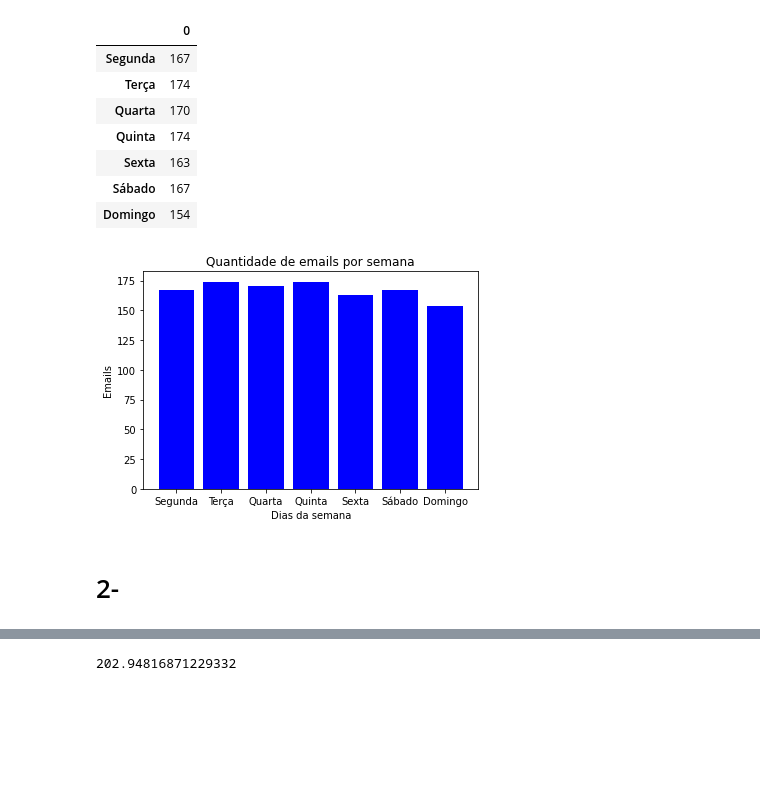
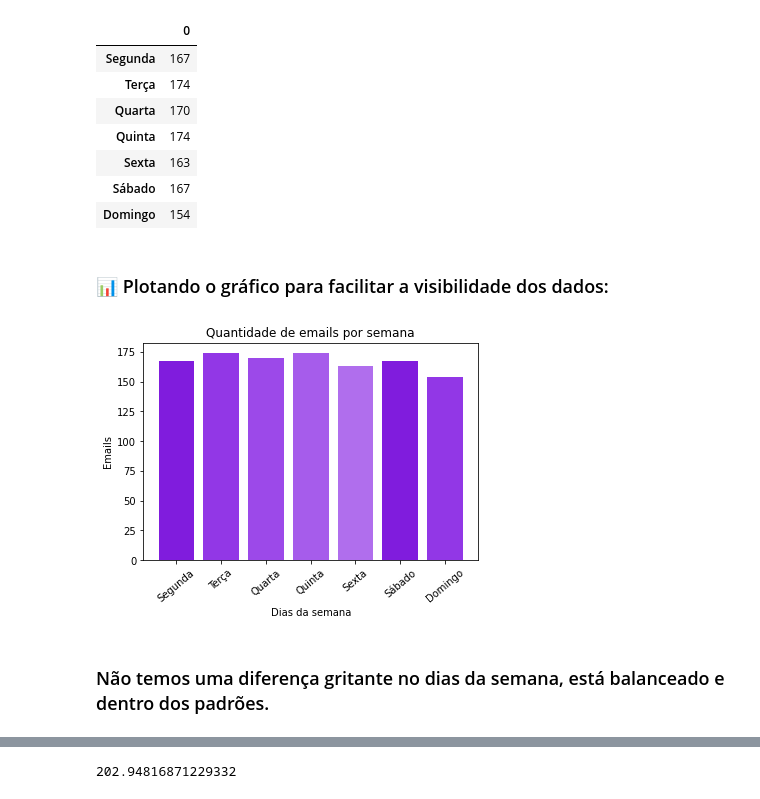
Before and after one commit to ViniciusMedeiros96/Statistic, a Jupyter notebook: Projeto/Projeto 2/Projeto_II.ipynb, the cells around one changed output, grey strips where cells are left out. Saved outputs shown, nothing was run; the diff lists cells and outputs as text; code cells hidden in the pictures; blank space fills up the shorter version.

Commit message:
Dando acabamento no projeto

```diff
--- a/Projeto/Projeto 2/Projeto_II.ipynb
+++ b/Projeto/Projeto 2/Projeto_II.ipynb
@@ -10,4 +16,4 @@ import re
 # %%
-email = pd.read_csv("emails_processados.csv")
+email = pd.read_csv("https://raw.githubusercontent.com/vinimedeiros13/Statistic/main/Projeto/Projeto%202/emails_processados.csv")
 # %%
 email.drop('Unnamed: 0', axis='columns', inplace=True)
@@ -129,8 +203,7 @@ Domingo = dia["Sunday"]
 # %%
-media_semanas = (Segunda, Terça, Quarta, Quinta, Sexta, Sábado, Domingo)
-mediasemanas = pd.DataFrame(media_semanas, semanas)
-Mediasemanas = mediasemanas[0]
-mediasemanas
+_semanas = (Segunda, Terça, Quarta, Quinta, Sexta, Sábado, Domingo)
+Semanas = pd.DataFrame(_semanas, semanas)
+Semanas
 # %% [output]
 |  | 0 |
 | Segunda | 167 |
@@ -140,13 +213,16 @@ mediasemanas
 | Sexta | 163 |
 | Sábado | 167 |
 | Domingo | 154 |
+# %% [markdown]
+### 📊 Plotando o gráfico para facilitar a visibilidade dos dados:
 # %%
-plt.bar(semanas, Mediasemanas, color="blue")
+plt.bar(semanas, _semanas, color=["#801cdd", "#9237e6", "#9c49e9", "#a65ceb", "#b06eed"])
 plt.ylabel("Emails")
+plt.xticks(rotation=40)
 plt.xlabel("Dias da semana")
 plt.title("Quantidade de emails por semana")
 plt.show()
 # %% [output]
-[figure, old version]
+[figure, new version]
-# %% [markdown]
- # 2-
+# %% [markdown]
+### Não temos uma diferença gritante no dias da semana, está balanceado e dentro dos padrões.
```
Also changed, not shown: parts of 90 cells of this notebook, 4 other files.
